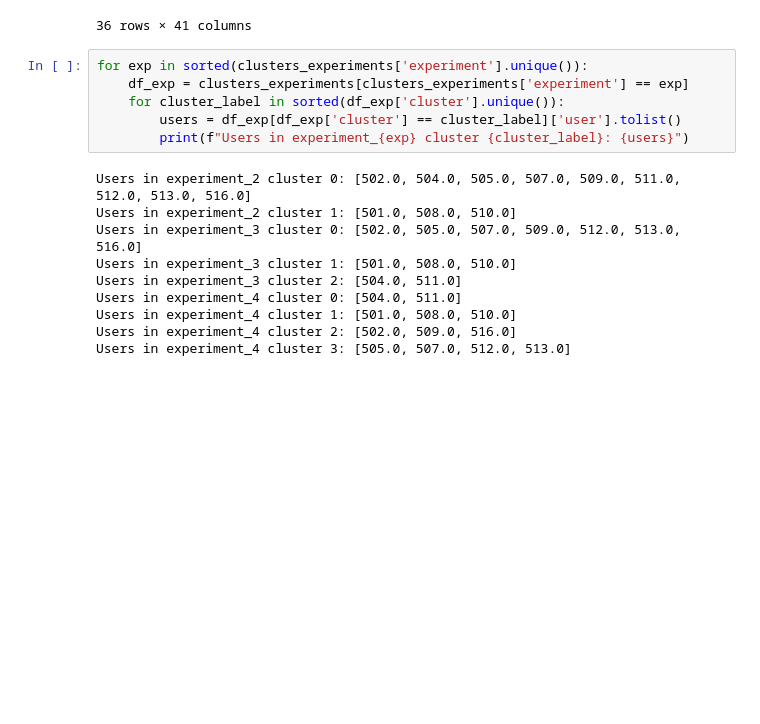
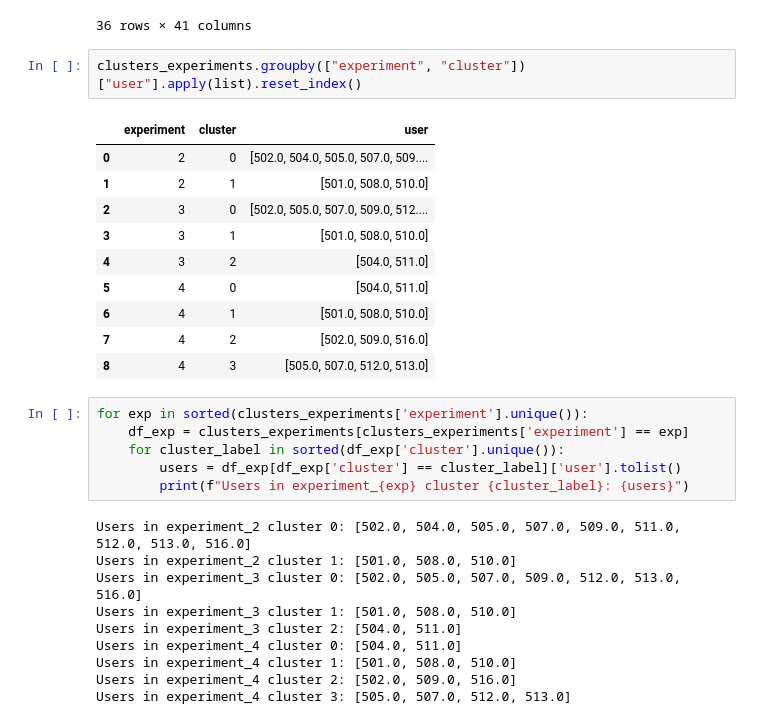
Before and after one commit to salvahin/multiuser-fs, a Jupyter notebook: notebooks/results_analysis_users.ipynb, the cells around one changed output. Cells and saved outputs as stored; diff of their text form; blank space fills up the shorter version.

```diff
--- a/notebooks/results_analysis_users.ipynb
+++ b/notebooks/results_analysis_users.ipynb
@@ -516,6 +515,19 @@ clusters_experiments
 | 34 | 513.0 | 2.444444 | 9.500000 | 1.555556 | 2.333333 | 5.166667 | 11.111111 | 3.722222 | 1.722222 | 2.000000 | ... |
 | 35 | 516.0 | 0.722222 | 0.166667 | 6.777778 | 3.666667 | 4.888889 | 1.222222 | 4.611111 | 4.000000 | 4.777778 | ... |
 36 rows × 41 columns
+# %%
+clusters_experiments.groupby(["experiment", "cluster"])["user"].apply(list).reset_index()
+# %% [output]
+|  | experiment | cluster | user |
+| 0 | 2 | 0 | [502.0, 504.0, 505.0, 507.0, 509.... |
+| 1 | 2 | 1 | [501.0, 508.0, 510.0] |
+| 2 | 3 | 0 | [502.0, 505.0, 507.0, 509.0, 512.... |
+| 3 | 3 | 1 | [501.0, 508.0, 510.0] |
+| 4 | 3 | 2 | [504.0, 511.0] |
+| 5 | 4 | 0 | [504.0, 511.0] |
+| 6 | 4 | 1 | [501.0, 508.0, 510.0] |
+| 7 | 4 | 2 | [502.0, 509.0, 516.0] |
+| 8 | 4 | 3 | [505.0, 507.0, 512.0, 513.0] |
 # %%
 for exp in sorted(clusters_experiments['experiment'].unique()):
     df_exp = clusters_experiments[clusters_experiments['experiment'] == exp]
```
Also changed, not shown: parts of 2 cells of this notebook, 1 other file.
